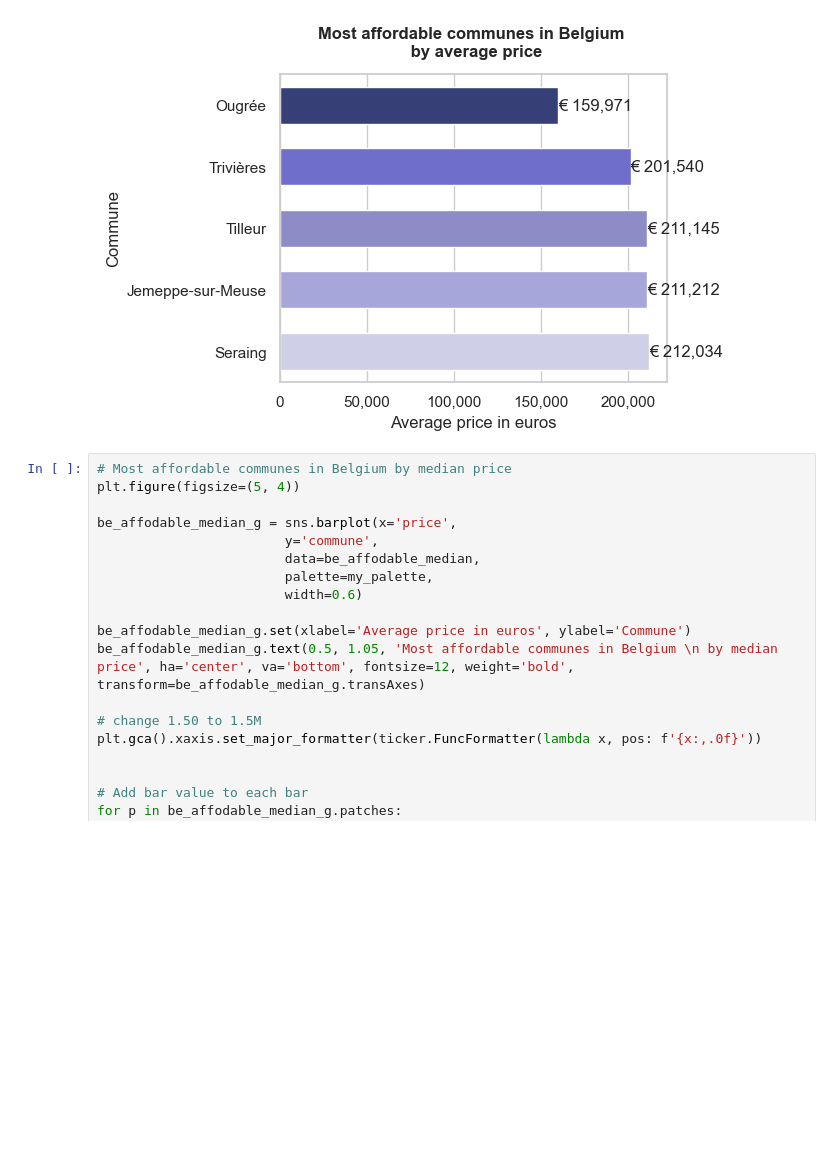
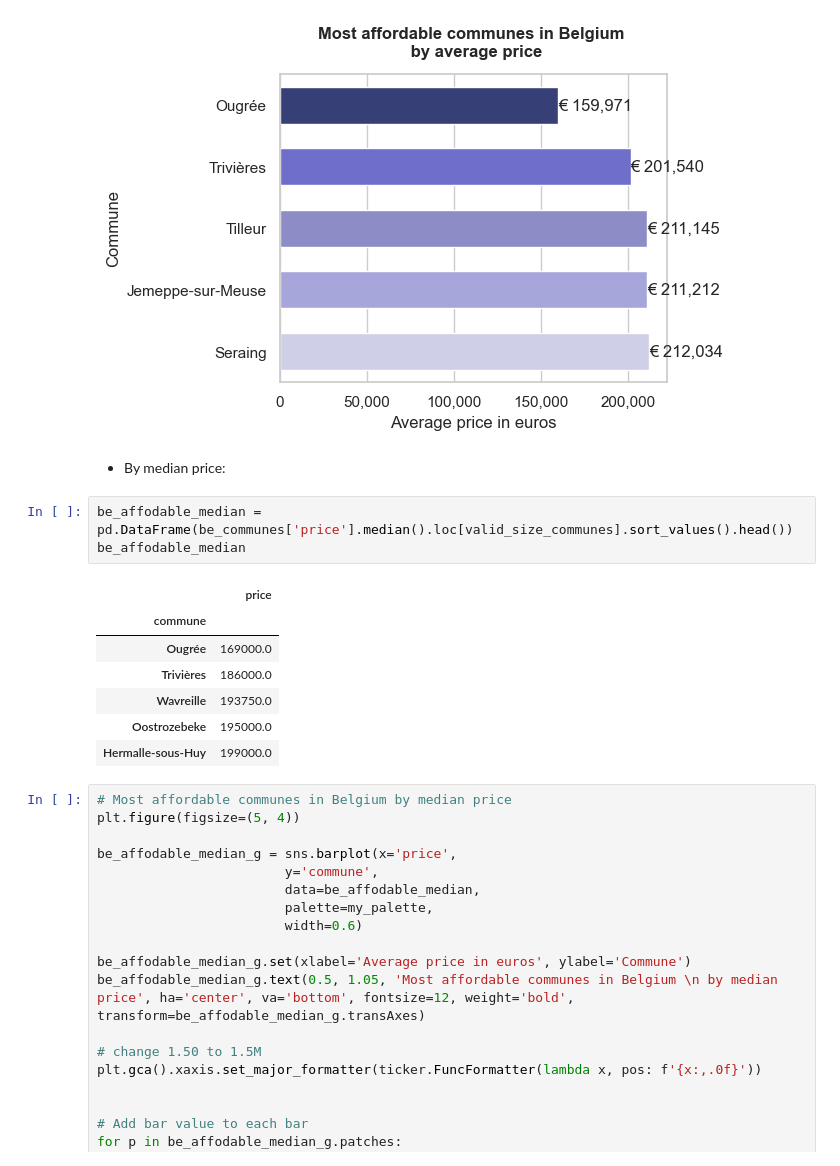
Before and after one commit to Alkszo/immo_eliza_analysis, a Jupyter notebook: notebooks/Celina-analysis.ipynb, the cells around one changed output. Saved outputs shown, nothing was run; the diff lists cells and outputs as text; blank space fills up the shorter version.

```diff
--- a/notebooks/Celina-analysis.ipynb
+++ b/notebooks/Celina-analysis.ipynb
@@ -494,6 +536,19 @@ Passing `palette` without assigning `hue` is deprecated and will be removed in v
 
   be_affodable_mean_g = sns.barplot(x='price',
 [figure]
+# %% [markdown]
+- By median price:
+# %%
+be_affodable_median = pd.DataFrame(be_communes['price'].median().loc[valid_size_communes].sort_values().head())
+be_affodable_median
+# %% [output]
+|  | price |
+| commune |  |
+| Ougrée | 169000.0 |
+| Trivières | 186000.0 |
+| Wavreille | 193750.0 |
+| Oostrozebeke | 195000.0 |
+| Hermalle-sous-Huy | 199000.0 |
 # %%
 # Most affordable communes in Belgium by median price
 plt.figure(figsize=(5, 4))
```
Also changed, not shown: parts of 49 cells of this notebook, 2 other files.
